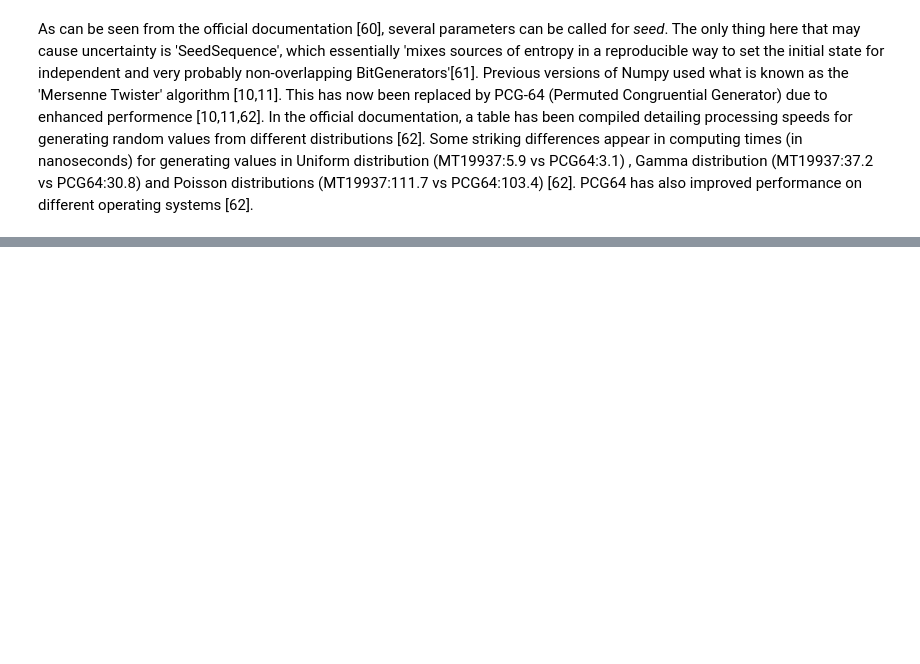
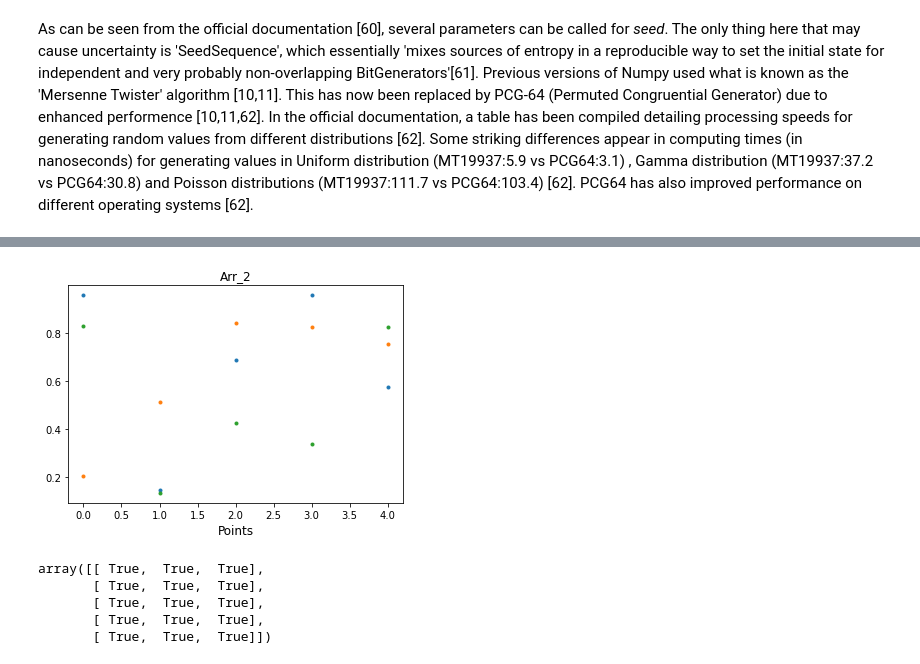
Before and after one commit to conor-mccaffrey/numpy_random, a Jupyter notebook: numpy_random.ipynb, the cells around one changed output, grey strips where cells are left out. Saved outputs shown, nothing was run; the diff lists cells and outputs as text; code cells hidden in the pictures; blank space fills up the shorter version.

```diff
--- a/numpy_random.ipynb
+++ b/numpy_random.ipynb
@@ -721,0 +758,17 @@ numpy.int64
+# %%
+# Lets plot arr_2
+plt.plot(arr_2, '.', label = 'arr_2')
+plt.xlabel('Points', size=12)
+plt.title('Arr_2', size=12)
+plt.grid(False)
+# %% [output]
+[figure, added]
+# %%
+# Boolean to determine if both arrays are the same
+arr_1 == arr_2
+# %% [output]
+array([[ True,  True,  True],
+       [ True,  True,  True],
+       [ True,  True,  True],
+       [ True,  True,  True],
+       [ True,  True,  True]])
```
Also changed, not shown: parts of 36 cells of this notebook, 1 other file.
